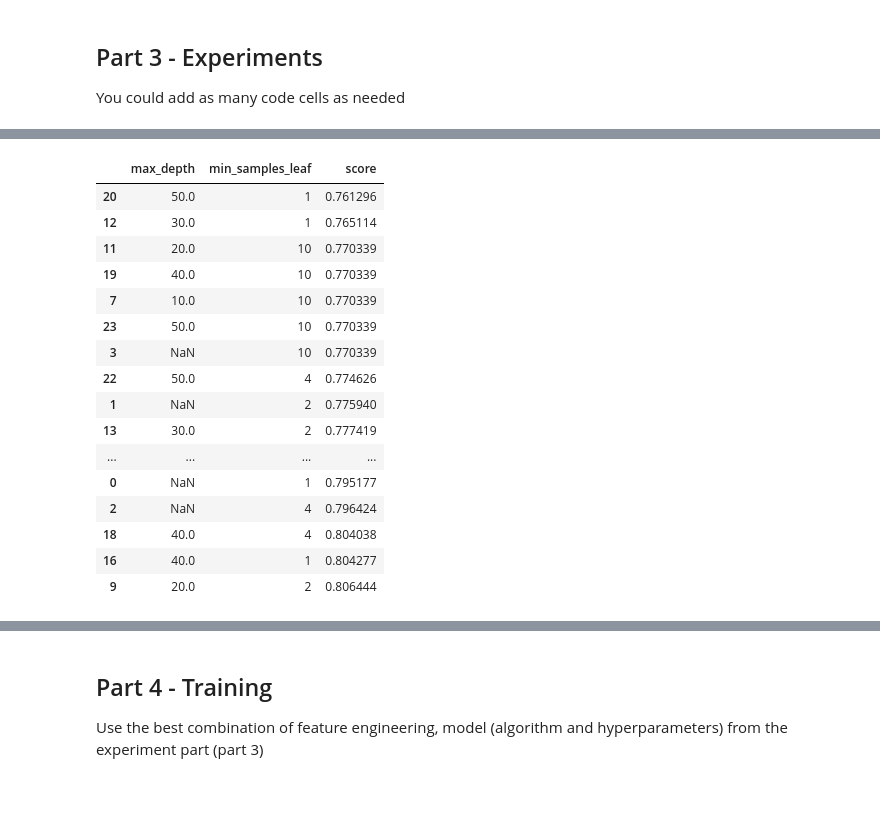
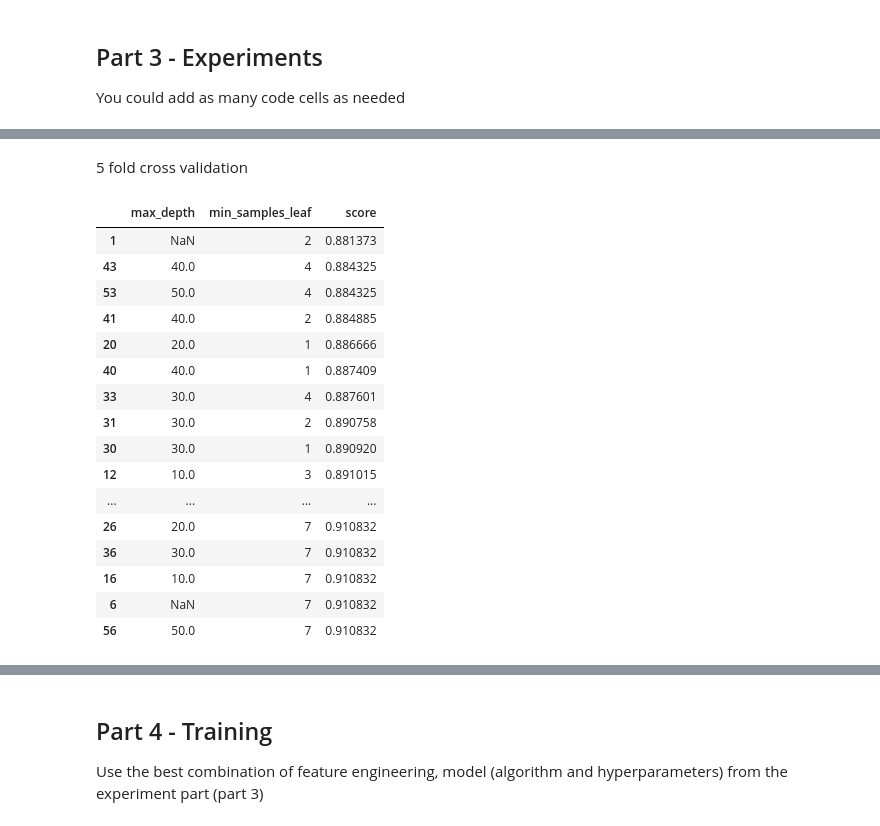
Before and after one commit to Omri212/ML_course_final_project, a Jupyter notebook: Assignment2_supervised_learning_flow.ipynb, the cells around one changed output, grey strips where cells are left out. Saved outputs shown, nothing was run; the diff lists cells and outputs as text; code cells hidden in the pictures; blank space fills up the shorter version.

```diff
--- a/Assignment2_supervised_learning_flow.ipynb
+++ b/Assignment2_supervised_learning_flow.ipynb
@@ -158,24 +223,3 @@ X_test=df_test.drop(columns=col_to_drop)
 scaler = StandardScaler()
 X_train = scaler.fit_transform(X_train)
 X_test = scaler.transform(X_test)
-# %%
-param_grids = {
-    'n_neighbors': [1,2,3,4,5,6,7,8,9,10],'metric': ['euclidean', 'manhattan', 'minkowski']}
-
-
-best_param={ 'n_neighbors': 0,'metric':""}
-best_score=0
-knn_result={'n_neighbors':[],'metric':[],'score':[]}
-for n in param_grids['n_neighbors']:
-    for dis in param_grids['metric']:
-          knn_md=KNeighborsClassifier(n_neighbors=n,metric=dis)
-          score=cross_val_score(estimator=knn_md,X=X_train,y=y_train,cv=5,scoring='f1_macro').mean()
-          knn_result['n_neighbors'].append(n)
-          knn_result['metric'].append(dis)
-          knn_result['score'].append(score)
-          if(score>best_score):
-               best_param['n_neighbors']=n
-               best_param['metric']=dis
-               best_score=score
-df=pd.DataFrame(data=knn_result)
-df.sort_values(by='score')
@@ -200,42 +226,52 @@ df.sort_values(by='score')
+# %% [markdown]
+5 fold cross validation
 # %%
+
+# Define the hyperparameter grid for Decision Tree
 param_grid_decisionTree = {
-    'max_depth': [None, 10, 20, 30, 40, 50],          # Maximum depth of the tree
-    'min_samples_leaf': [1, 2, 4, 10],                # Minimum number of samples required at a leaf node
+    'max_depth': [None, 10, 20, 30, 40, 50],
+    'min_samples_leaf': [1, 2, 3, 4, 5, 6, 7, 8, 9, 10],
 }
 
 
 best_param_decisionTree={ 'max_depth': 0,'min_samples_leaf':0}
-best_score=0
+decisionTree_best_score=0
 decisionTree_result={'max_depth':[],'min_samples_leaf':[],'score':[]}
 for md in param_grid_decisionTree['max_depth']:
     for msl in param_grid_decisionTree['min_samples_leaf']:
           decisionTree_md=DecisionTreeClassifier(max_depth=md,min_samples_leaf=msl)
+
+          # Perform 5-fold cross-validation
           score=cross_val_score(estimator=decisionTree_md,X=X_train,y=y_train,cv=5,scoring='f1_macro').mean()
+
           decisionTree_result['max_depth'].append(md)
           decisionTree_result['min_samples_leaf'].append(msl)
           decisionTree_result['score'].append(score)
-          if(score>best_score):
+
+          if(score>decisionTree_best_score):
                best_param_decisionTree['max_depth']=md
                best_param_decisionTree['min_samples_leaf']=msl
-               best_score=score
+               decisionTree_best_score=score
 
-df=pd.DataFrame(data=decisionTree_result)
-df.sort_values(by='score')
+#creating a summary table of the combination scores results
+decisionTree_cv_df=pd.DataFrame(data=decisionTree_result).sort_values(by='score')
+
+decisionTree_cv_df
 # %% [output]
 |  | max_depth | min_samples_leaf | score |
-| 20 | 50.0 | 1 | 0.761296 |
-| 12 | 30.0 | 1 | 0.765114 |
-| 11 | 20.0 | 10 | 0.770339 |
-| 19 | 40.0 | 10 | 0.770339 |
-| 7 | 10.0 | 10 | 0.770339 |
-| 23 | 50.0 | 10 | 0.770339 |
-| 3 | NaN | 10 | 0.770339 |
-| 22 | 50.0 | 4 | 0.774626 |
-| 1 | NaN | 2 | 0.775940 |
-| 13 | 30.0 | 2 | 0.777419 |
+| 1 | NaN | 2 | 0.881373 |
+| 43 | 40.0 | 4 | 0.884325 |
+| 53 | 50.0 | 4 | 0.884325 |
+| 41 | 40.0 | 2 | 0.884885 |
+| 20 | 20.0 | 1 | 0.886666 |
+| 40 | 40.0 | 1 | 0.887409 |
+| 33 | 30.0 | 4 | 0.887601 |
+| 31 | 30.0 | 2 | 0.890758 |
+| 30 | 30.0 | 1 | 0.890920 |
+| 12 | 10.0 | 3 | 0.891015 |
 | ... | ... | ... | ... |
-| 0 | NaN | 1 | 0.795177 |
-| 2 | NaN | 4 | 0.796424 |
-| 18 | 40.0 | 4 | 0.804038 |
-| 16 | 40.0 | 1 | 0.804277 |
-| 9 | 20.0 | 2 | 0.806444 |
+| 26 | 20.0 | 7 | 0.910832 |
+| 36 | 30.0 | 7 | 0.910832 |
+| 16 | 10.0 | 7 | 0.910832 |
+| 6 | NaN | 7 | 0.910832 |
+| 56 | 50.0 | 7 | 0.910832 |
```
Also changed, not shown: parts of 30 cells of this notebook.
